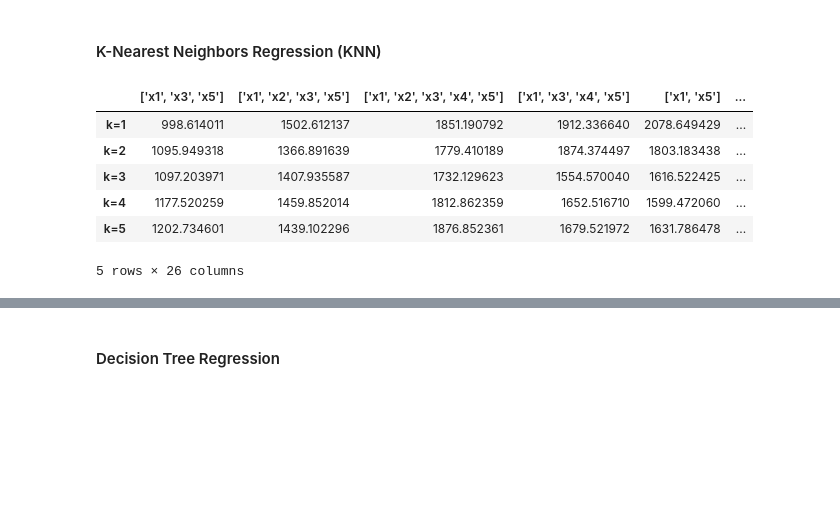
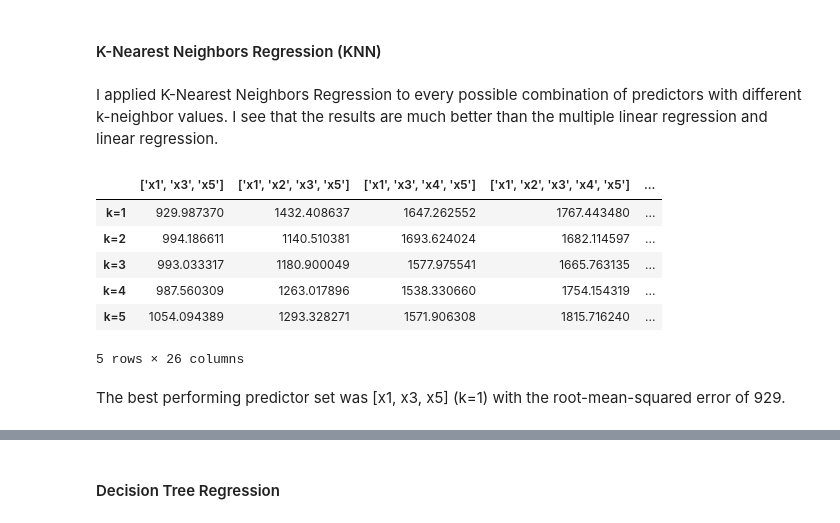
Before and after one commit to sahinozan/CE475-Project, a Jupyter notebook: project.ipynb, the cells around one changed output, grey strips where cells are left out. Saved outputs shown, nothing was run; the diff lists cells and outputs as text; code cells hidden in the pictures; blank space fills up the shorter version.

```diff
--- a/project.ipynb
+++ b/project.ipynb
@@ -163,7 +214,8 @@ sns.regplot(x=dataset['x5'], y=cv_predictions, color='r', scatter=False, ci=Fals
 lin_reg_errors = pd.DataFrame()
 
 for i in predictors:
-    lin_pred, cv_predictions, rmse_score = linear_regression(x=dataset[predictors], y=dataset['Y'], pred=[i])
+    lin_pred, cv_predictions, rmse_score = linear_regression(x=dataset[predictors], y=dataset['Y'],
+                                                             selected_predictors=[i], cv=10)
     lin_reg_errors.loc['rmse', i] = np.mean(rmse_score)
 
 lin_reg_errors.sort_values(by='rmse', axis=1, ascending=True)
@@ -189,12 +243,12 @@ def all_combinations(pred, n=2):
 # %%
 predictor_combinations = all_combinations(pred=predictors)
 # %%
-def multiple_linear_regression(x, y, pred=None):
-    cv_score = np.sqrt(cross_val_score(estimator=LinearRegression(), X=x[pred], y=y, cv=5,
-                               scoring=make_scorer(mean_squared_error)))
-    cv_pred = cross_val_predict(estimator=LinearRegression(), X=x[pred], y=y, cv=5)
+def multiple_linear_regression(x, y, selected_predictors=None):
+    cval_score = np.sqrt(cross_val_score(estimator=LinearRegression(), X=x[selected_predictors], y=y, cv=10,
+                                       scoring=make_scorer(mean_squared_error)))
+    cval_pred = cross_val_predict(estimator=LinearRegression(), X=x[selected_predictors], y=y, cv=10)
     lr = LinearRegression()
     lr.fit(x, y)
     y_pred = lr.predict(test_data[predictors])
 
-    return y_pred, cv_pred, cv_score
+    return y_pred, cval_pred, cval_score
@@ -202,7 +258,8 @@ def multiple_linear_regression(x, y, pred=None):
 multi_lin_reg_errors = pd.DataFrame()
 
 for i in predictor_combinations:
-    lin_pred, cv_predictions, rmse_score = multiple_linear_regression(x=dataset[predictors], y=dataset['Y'], pred=i)
+    lin_pred, cv_predictions, rmse_score = multiple_linear_regression(x=dataset[predictors], y=dataset['Y'],
+                                                                      selected_predictors=i)
     multi_lin_reg_errors.loc[f'rmse', f'{i}'] = np.mean(rmse_score)
 
 multi_lin_reg_errors.sort_values('rmse', axis=1, ascending=True)
@@ -221,32 +283,40 @@ multi_lin_reg_predictor = pd.DataFrame(data=min(multi_lin_reg_errors.min(axis=1)
 # %% [markdown]
 #### K-Nearest Neighbors Regression (KNN)
 # %%
-def k_nearest_neighbors(x, y, k, pred=None):
-    cv_score = np.sqrt(cross_val_score(estimator=KNeighborsRegressor(n_neighbors=k), X=x[pred], y=y, cv=5,
-                               scoring=make_scorer(mean_squared_error)))
-    cv_pred = cross_val_predict(estimator=KNeighborsRegressor(n_neighbors=k), X=x[pred], y=y, cv=5)
+def k_nearest_neighbors(x, y, n_neighbors, selected_predictors=None):
+    cv_score = np.sqrt(
+        cross_val_score(estimator=KNeighborsRegressor(n_neighbors=n_neighbors), X=x[selected_predictors], y=y, cv=10,
+                        scoring=make_scorer(mean_squared_error)))
+    cv_pred = cross_val_predict(estimator=KNeighborsRegressor(n_neighbors=n_neighbors), X=x[selected_predictors], y=y,
+                                cv=10)
     knn = KNeighborsRegressor()
     knn.fit(x, y)
     y_pred = knn.predict(test_data[predictors])
 
     return y_pred, cv_pred, cv_score
+# %% [markdown]
+I applied K-Nearest Neighbors Regression to every possible combination of predictors with different k-neighbor values.
+I see that the results are much better than the multiple linear regression and linear regression.
 # %%
 knn_errors = pd.DataFrame()
 
 for i in predictor_combinations:
     for j in range(1, 6):
-        knn_pred, cv_predictions, rmse_score = k_nearest_neighbors(x=dataset[predictors], y=dataset['Y'], k=j, pred=i)
+        knn_pred, cv_predictions, rmse_score = k_nearest_neighbors(x=dataset[predictors], y=dataset['Y'], n_neighbors=j,
+                                                                   selected_predictors=i)
         knn_errors.loc[f'k={j}', f'{i}'] = np.mean(rmse_score)
 
 knn_errors.sort_values('k=1', axis=1)
 # %% [output]
-|  | ['x1', 'x3', 'x5'] | ['x1', 'x2', 'x3', 'x5'] | ['x1', 'x2', 'x3', 'x4', 'x5'] | ['x1', 'x3', 'x4', 'x5'] | ['x1', 'x5'] | ... |
-| k=1 | 998.614011 | 1502.612137 | 1851.190792 | 1912.336640 | 2078.649429 | ... |
-| k=2 | 1095.949318 | 1366.891639 | 1779.410189 | 1874.374497 | 1803.183438 | ... |
-| k=3 | 1097.203971 | 1407.935587 | 1732.129623 | 1554.570040 | 1616.522425 | ... |
-| k=4 | 1177.520259 | 1459.852014 | 1812.862359 | 1652.516710 | 1599.472060 | ... |
-| k=5 | 1202.734601 | 1439.102296 | 1876.852361 | 1679.521972 | 1631.786478 | ... |
+|  | ['x1', 'x3', 'x5'] | ['x1', 'x2', 'x3', 'x5'] | ['x1', 'x3', 'x4', 'x5'] | ['x1', 'x2', 'x3', 'x4', 'x5'] | ... |
+| k=1 | 929.987370 | 1432.408637 | 1647.262552 | 1767.443480 | ... |
+| k=2 | 994.186611 | 1140.510381 | 1693.624024 | 1682.114597 | ... |
+| k=3 | 993.033317 | 1180.900049 | 1577.975541 | 1665.763135 | ... |
+| k=4 | 987.560309 | 1263.017896 | 1538.330660 | 1754.154319 | ... |
+| k=5 | 1054.094389 | 1293.328271 | 1571.906308 | 1815.716240 | ... |
 5 rows × 26 columns
+# %% [markdown]
+The best performing predictor set was [x1, x3, x5] (k=1) with the root-mean-squared error of 929.
 # %%
 lowest_knn_error = pd.DataFrame(data=min(knn_errors.min(axis=1)), columns=knn_errors.idxmin(axis=1), index=['rmse'])
 lowest_knn_error.index.name = knn_errors.index[knn_errors[knn_errors.idxmin(axis=1)[0]] == min(knn_errors.min(axis=1))].values[0]
```
Also changed, not shown: parts of 47 cells of this notebook, 2 other files.
